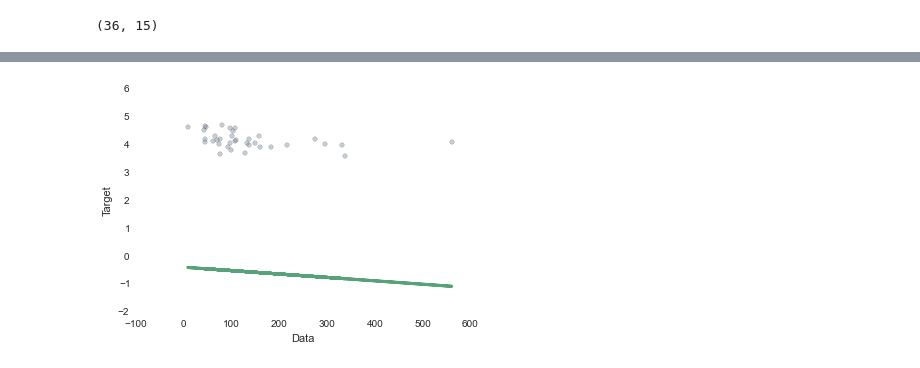
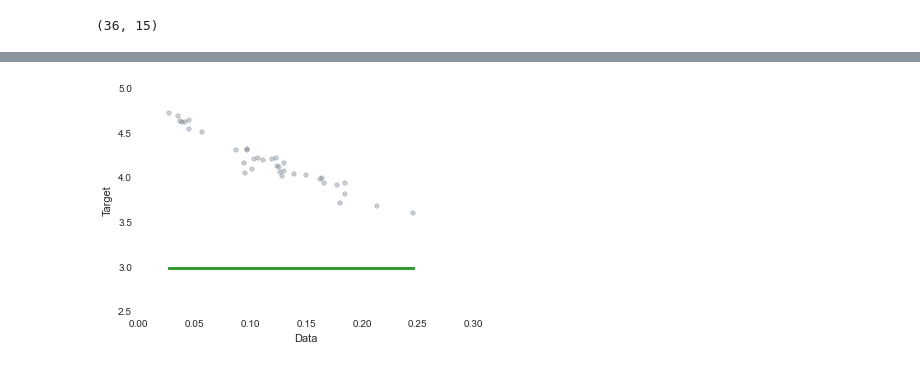
Before and after one commit to ggodinez/spring-2015-homeworks, a Jupyter notebook: submissions/Homework-5/5.Hotels.ipynb, the cells around one changed output, grey strips where cells are left out. Cells and saved outputs as stored; diff of their text form; code cells hidden in the pictures.

```diff
--- a/submissions/Homework-5/5.Hotels.ipynb
+++ b/submissions/Homework-5/5.Hotels.ipynb
@@ -1104,9 +1133,9 @@ hotels_df
 # %%
 #Drops the 'AVG_Rating' column
-X = hotels_df.drop('AVG_Rating', axis=1)
+X = dfNormal.drop('AVG_Rating', axis=1)
 
 #Average rating
-y = hotels_df.AVG_Rating
+y = dfNormal.AVG_Rating
 # %%
 X_train, X_test, y_train, y_test = cross_validation.train_test_split(X, y, test_size=0.4, random_state=0)
 print(X_train.shape), y_train.shape
@@ -1205,9 +1234,9 @@ Regression score: 0.78 (+/- 0.27)
 # %%
 subX_train = X_train[:,0]
 subX_test = X_test[:,0]
 plt.scatter(subX_train, y_train, c="slategray", alpha=0.4, linewidths=0.3)
-plt.plot(subX_train, (coefficients[0]*subX_train)+intercept, color='seagreen', linewidth=3, alpha=.8);
+plt.plot(subX_train, (coefficients[0]*subX_train)+intercept, color='green', linewidth=3, alpha=.8);
 plt.xlabel('Data')
 plt.ylabel('Target');
 # %% [output]
-[figure, old version]
+[figure, new version]
```
Also changed, not shown: parts of 11 cells of this notebook.
